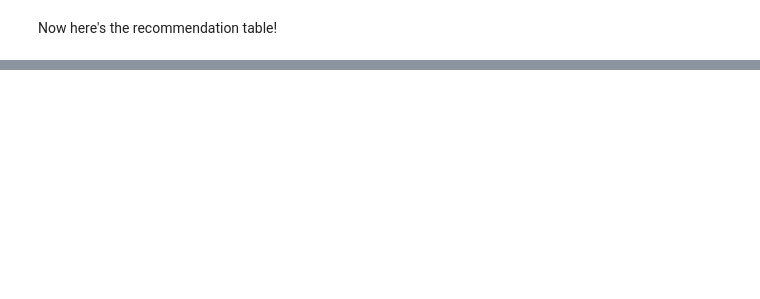
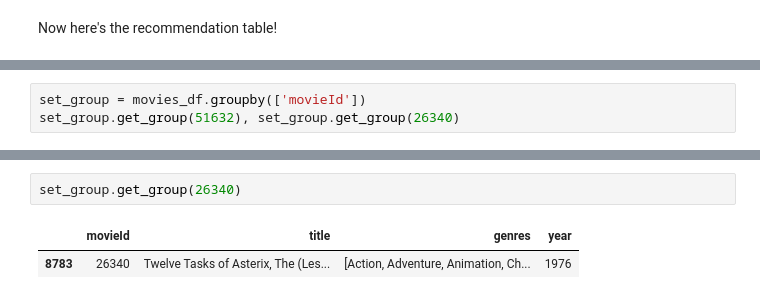
Before and after one commit to mehdisahraeei/ml-project, a Jupyter notebook: 01-learning/04-recommender/01-content-based/Content-Based.ipynb, the cells around one changed output, grey strips where cells are left out. Drawn from its saved outputs; the diff is of its cells as text; blank space fills up the shorter version.

```diff
--- a/01-learning/04-recommender/01-content-based/Content-Based.ipynb
+++ b/01-learning/04-recommender/01-content-based/Content-Based.ipynb
@@ -278,0 +257,3 @@ movies_df.loc[movies_df['movieId'].isin(recommendationTable_df.head(20).keys())]
+# %%
+set_group = movies_df.groupby(['movieId'])
+set_group.get_group(51632), set_group.get_group(26340)
@@ -278,0 +271,5 @@ movies_df.loc[movies_df['movieId'].isin(recommendationTable_df.head(20).keys())]
+# %%
+set_group.get_group(26340)
+# %% [output]
+|  | movieId | title | genres | year |
+| 8783 | 26340 | Twelve Tasks of Asterix, The (Les... | [Action, Adventure, Animation, Ch... | 1976 |
```
Also changed, not shown: parts of 5 cells of this notebook.
